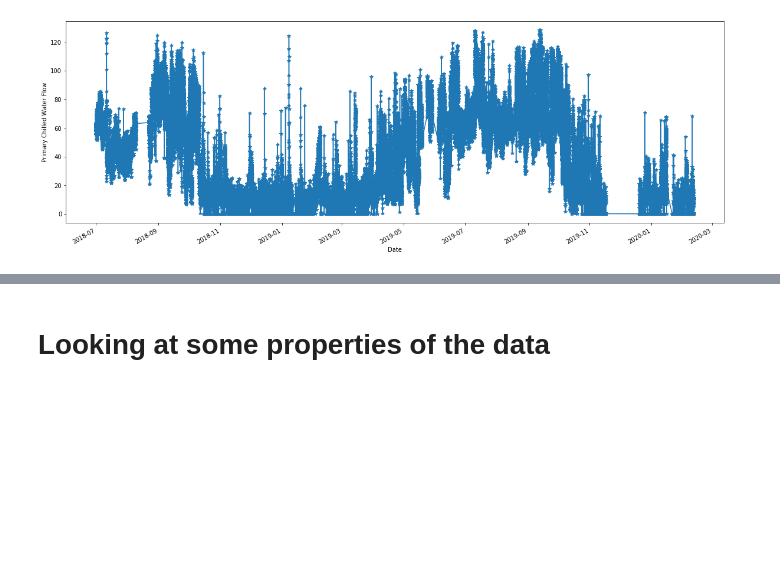
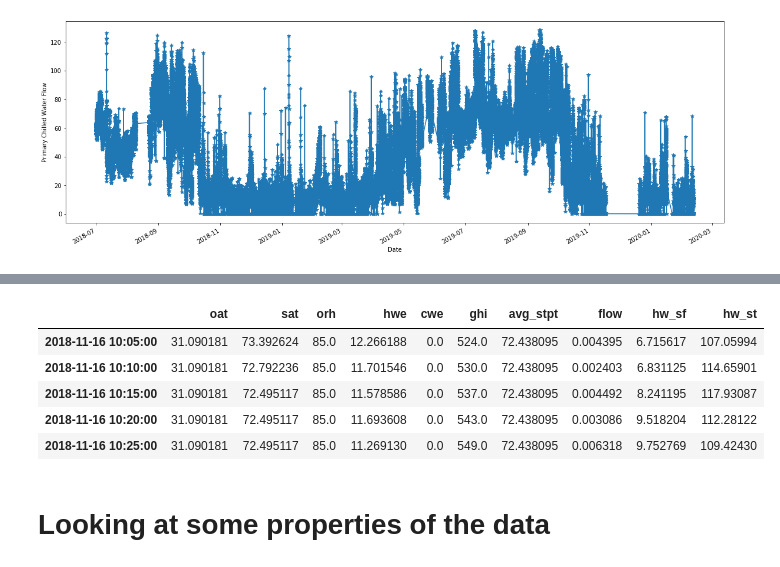
Before and after one commit to AvisekNaug/CDC2020, a Jupyter notebook: notebooks/Raw Data Processing.ipynb, the cells around one changed output, grey strips where cells are left out. Drawn from its saved outputs; the diff is of its cells as text; code cells hidden in the pictures; blank space fills up the shorter version.

Commit message:
read and process hot water data

```diff
--- a/notebooks/Raw Data Processing.ipynb
+++ b/notebooks/Raw Data Processing.ipynb
@@ -260,20 +311,21 @@ flow.to_pickle('../data/processed/flow.pkl')
 # %%
 # read the pickled file for ahu data
 ahudata = dp.readfile('../data/processed/ahu1energy.pkl')
-
 # return pickled df
 ahu = ahudata.return_df(processmethods=['file2df'])
 
+
+
 # read the pickled file for ghi data
 ghidata = dp.readfile('../data/processed/ghi.pkl')
-
 # return pickled df
 ghi = ghidata.return_df(processmethods=['file2df'])
 ghi.columns = ['ghi']
 
+
+
 # read the pickled file for vrf data
 vrfdata = dp.readfile('../data/processed/vrf.pkl')
-
 # return pickled df
 vrf = vrfdata.return_df(processmethods=['file2df'])
 # create row average
@@ -281,18 +333,26 @@ vrf['avg_stpt'] = vrf.mean(axis=1)
 # drop cassette wise information
 vrf.drop(columns=vrf.columns[:-1], inplace=True)
 
-# read the pickled file for flow data
+
+
+# read the pickled file for chilled water flow data
 flowdata = dp.readfile('../data/processed/flow.pkl')
-
 # return pickled df
 flow = flowdata.return_df(processmethods=['file2df'])
 flow.columns = ['flow']
+
+
+
+# read the pickled file for hot water data
+hwdata = dp.readfile('../data/processed/hw_data.pkl')
+# return pickled df
+hw = hwdata.return_df(processmethods=['file2df'])
+# %%
+# merging ahu and ghi data
+df = dp.merge_df_columns([ahu, ghi, vrf, flow, hw])
 # %%
-# merging ahu and ghi data
-df = dp.merge_df_columns([ahu, ghi, vrf, flow])
-
 # renaming columns
-df.columns = ['oat','sat', 'sat_stpt', 'orh', 'hwe', 'cwe', 'ghi', 'avg_stpt', 'flow']
+df.columns = ['oat','sat', 'sat_stpt', 'orh', 'hwe', 'cwe', 'ghi', 'avg_stpt', 'flow','hw_rt','hw_sf','hw_st','hw_s_stp']
 
 # selecting relevant columns
-df = df[['oat','sat',  'orh', 'hwe', 'cwe', 'ghi', 'avg_stpt', 'flow']]
+df = df[['oat','sat',  'orh', 'hwe', 'cwe', 'ghi', 'avg_stpt', 'flow','hw_sf','hw_st']]
@@ -309,2 +359,11 @@ Finished 'dataframeplot' in 0.5689 secs
+# %%
+df.head()
+# %% [output]
+|  | oat | sat | orh | hwe | cwe | ghi | avg_stpt | flow | hw_sf | hw_st |
+| 2018-11-16 10:05:00 | 31.090181 | 73.392624 | 85.0 | 12.266188 | 0.0 | 524.0 | 72.438095 | 0.004395 | 6.715617 | 107.05994 |
+| 2018-11-16 10:10:00 | 31.090181 | 72.792236 | 85.0 | 11.701546 | 0.0 | 530.0 | 72.438095 | 0.002403 | 6.831125 | 114.65901 |
+| 2018-11-16 10:15:00 | 31.090181 | 72.495117 | 85.0 | 11.578586 | 0.0 | 537.0 | 72.438095 | 0.004492 | 8.241195 | 117.93087 |
+| 2018-11-16 10:20:00 | 31.090181 | 72.495117 | 85.0 | 11.693608 | 0.0 | 543.0 | 72.438095 | 0.003086 | 9.518204 | 112.28122 |
+| 2018-11-16 10:25:00 | 31.090181 | 72.495117 | 85.0 | 11.269130 | 0.0 | 549.0 | 72.438095 | 0.006318 | 9.752769 | 109.42430 |
 # %%
 df.to_pickle('../data/processed/buildingdata.pkl')
```
Also changed, not shown: parts of 16 cells of this notebook.
